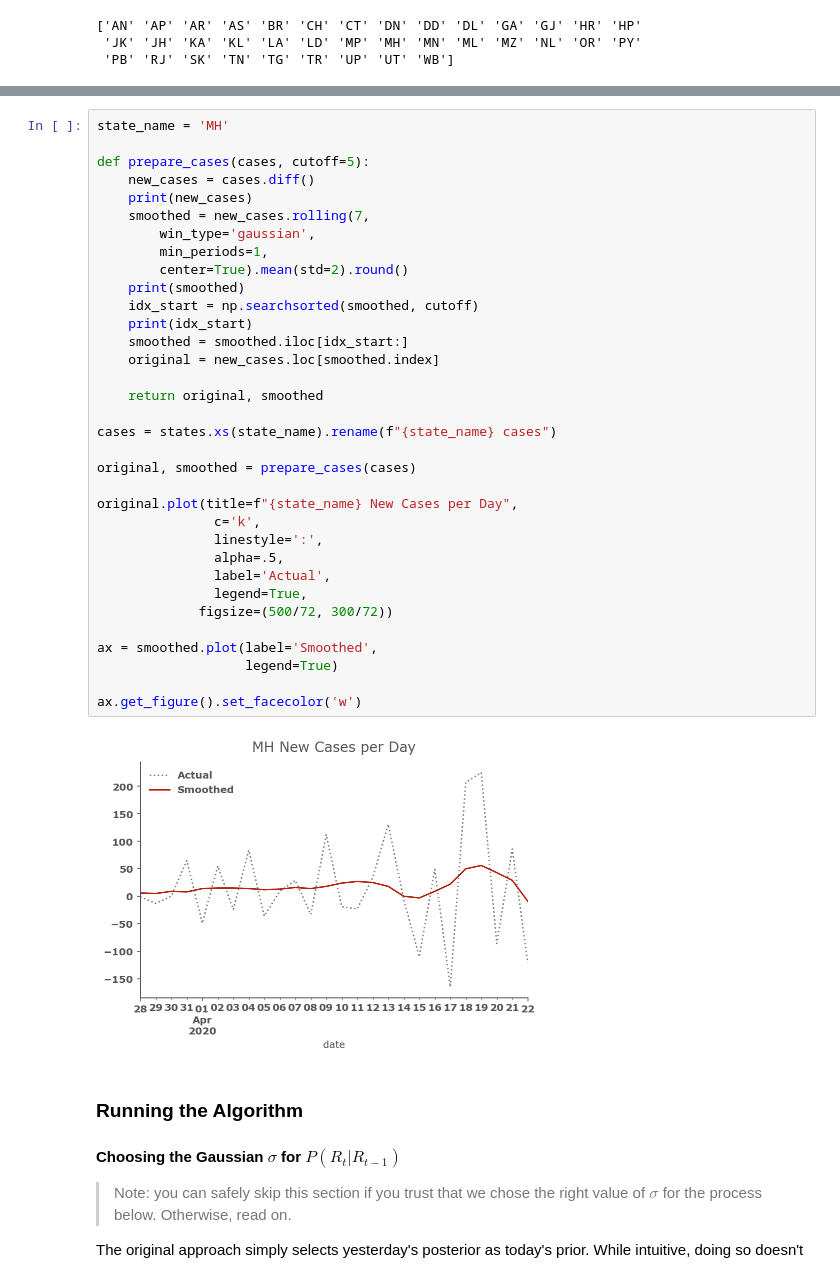
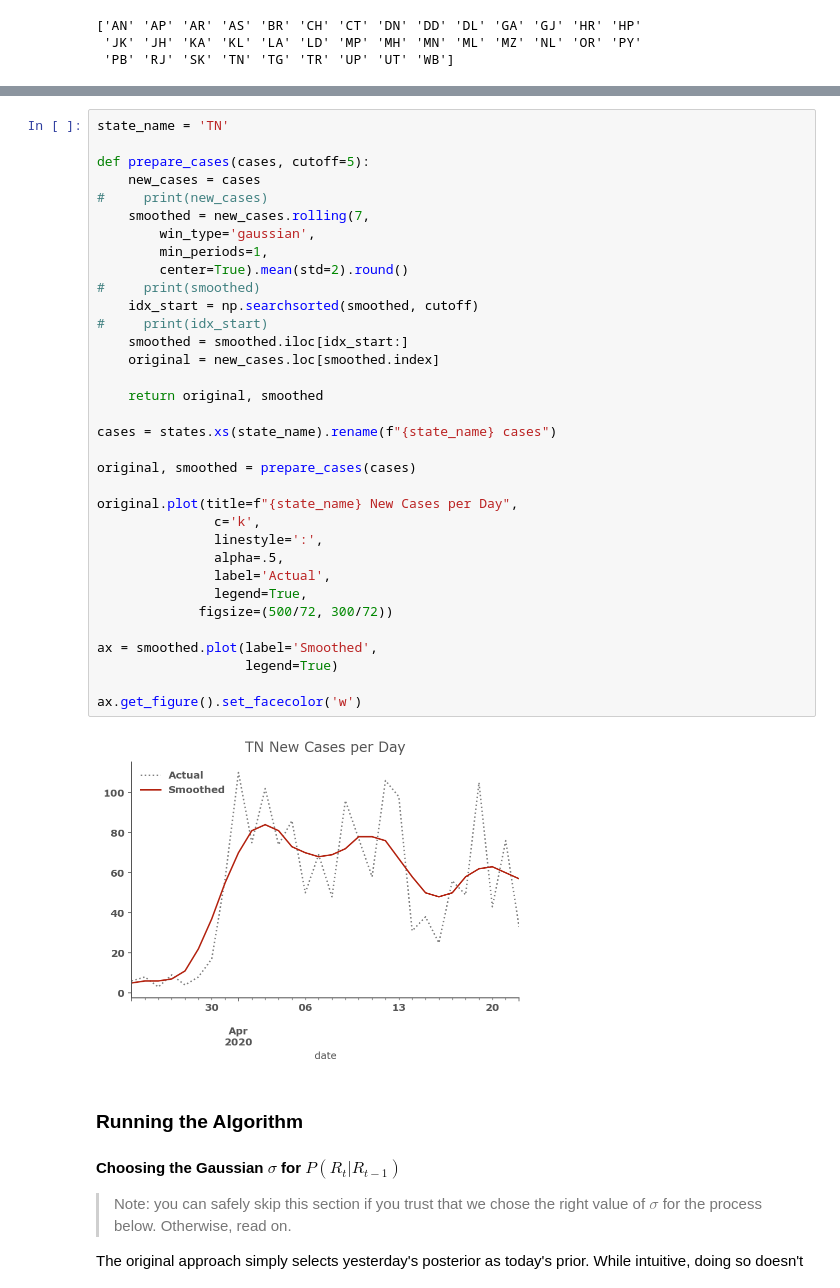
Before and after one commit to rsmeghana8/covid-19, a Jupyter notebook: Realtime R0 India.ipynb, the cells around one changed output, grey strips where cells are left out. Saved outputs shown, nothing was run; the diff lists cells and outputs as text.

```diff
--- a/Realtime R0 India.ipynb
+++ b/Realtime R0 India.ipynb
@@ -466,39 +431,39 @@ ax.get_figure().set_facecolor('w')
 # %%
-state_name = 'MH'
+state_name = 'TN'
 
 def prepare_cases(cases, cutoff=5):
-    new_cases = cases.diff()
-    print(new_cases)
+    new_cases = cases
+#     print(new_cases)
     smoothed = new_cases.rolling(7,
         win_type='gaussian',
         min_periods=1,
         center=True).mean(std=2).round()
-    print(smoothed)
+#     print(smoothed)
     idx_start = np.searchsorted(smoothed, cutoff)
-    print(idx_start)
+#     print(idx_start)
     smoothed = smoothed.iloc[idx_start:]
     original = new_cases.loc[smoothed.index]
 
     return original, smoothed
 
 cases = states.xs(state_name).rename(f"{state_name} cases")
 
 original, smoothed = prepare_cases(cases)
 
 original.plot(title=f"{state_name} New Cases per Day",
                c='k',
                linestyle=':',
                alpha=.5,
                label='Actual',
                legend=True,
              figsize=(500/72, 300/72))
 
 ax = smoothed.plot(label='Smoothed',
                    legend=True)
 
 ax.get_figure().set_facecolor('w')
 # %% [output]
-[figure, old version]
+[figure, new version]
 # %% [markdown]
 ### Running the Algorithm
 
```
Also changed, not shown: parts of 12 cells of this notebook.
